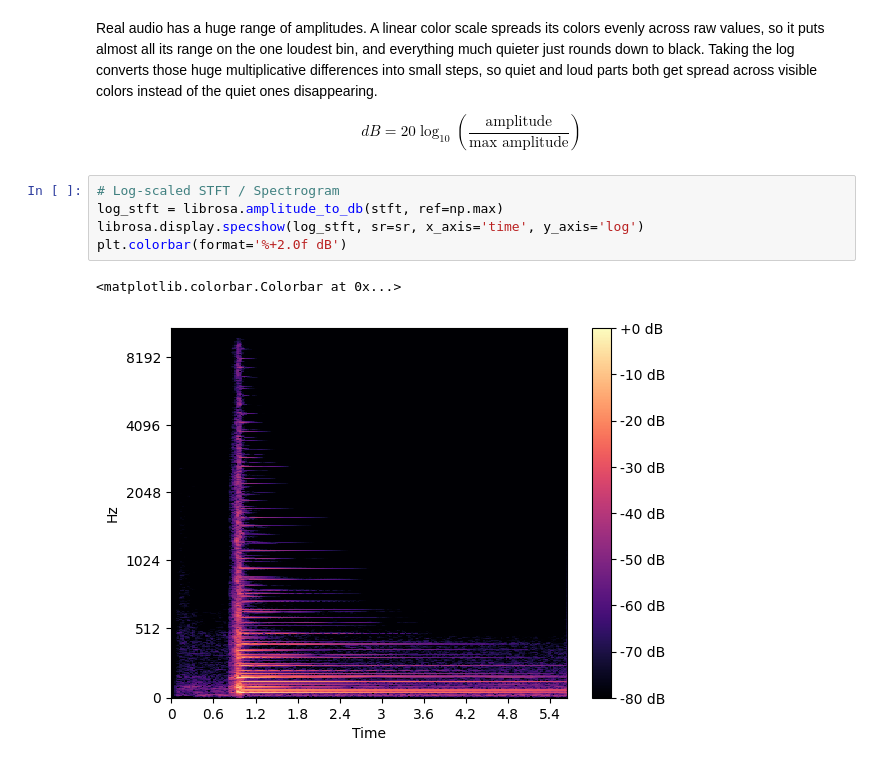
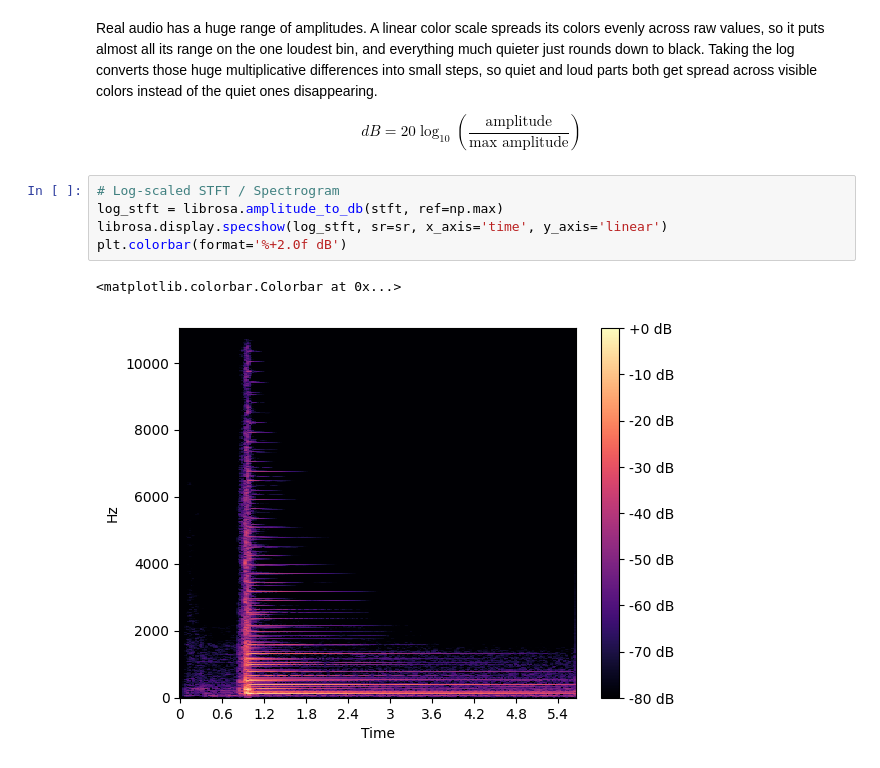
Before and after one commit to ilhanriyaz/guitar-chord-recognition, a Jupyter notebook: notebooks/spectrogram_demo.ipynb, the cells around one changed output. Cells and saved outputs as stored; diff of their text form.

```diff
--- a/notebooks/spectrogram_demo.ipynb
+++ b/notebooks/spectrogram_demo.ipynb
@@ -38,10 +38,10 @@ $$
 # %%
 # Log-scaled STFT / Spectrogram
 log_stft = librosa.amplitude_to_db(stft, ref=np.max)
-librosa.display.specshow(log_stft, sr=sr, x_axis='time', y_axis='log')
+librosa.display.specshow(log_stft, sr=sr, x_axis='time', y_axis='linear')
 plt.colorbar(format='%+2.0f dB')
 # %% [output]
 <matplotlib.colorbar.Colorbar at 0x...>
-[figure, old version]
+[figure, new version]
 # %%
 # Mel spectrogram
```
Also changed, not shown: parts of 3 cells of this notebook, 7 other files.
